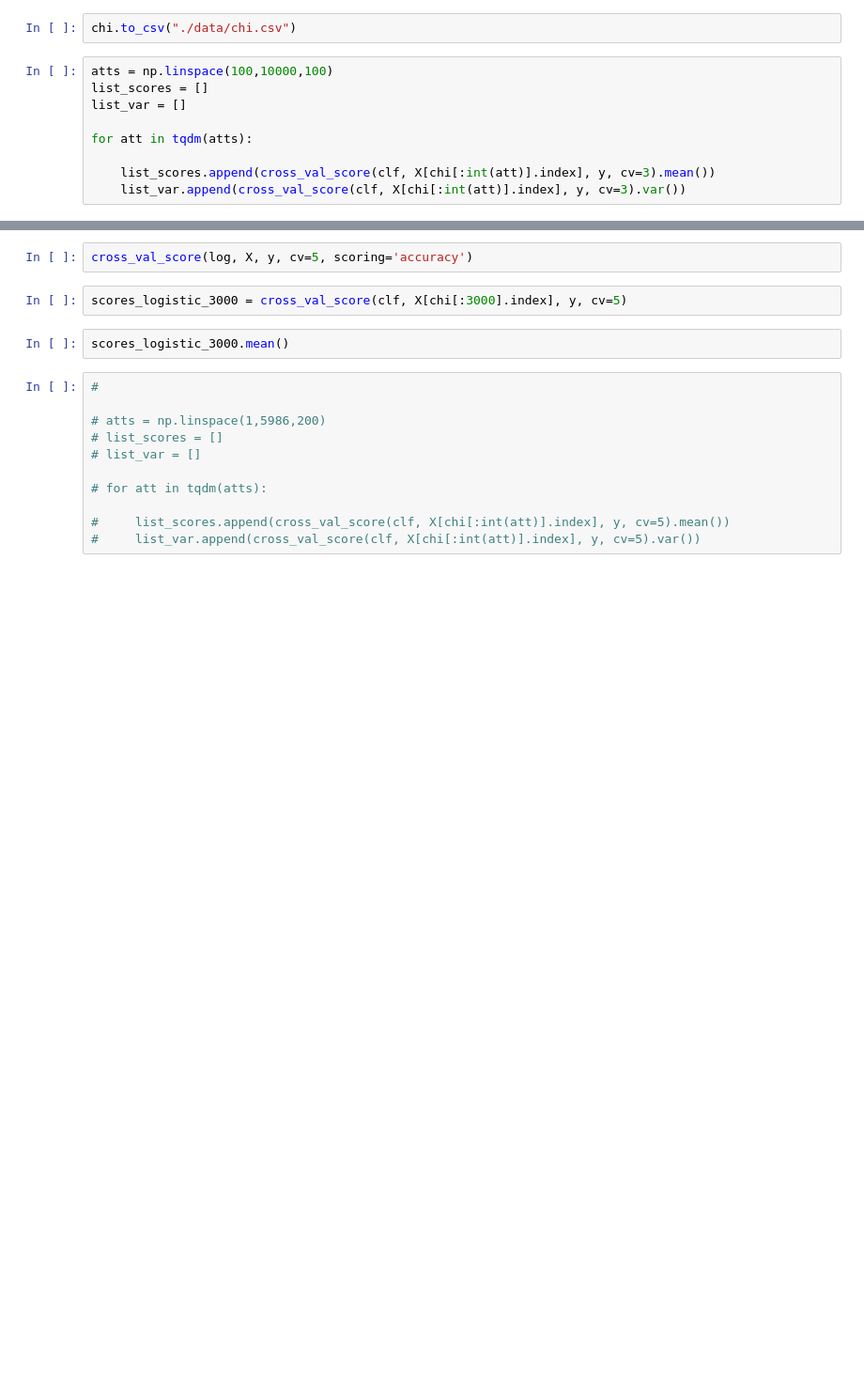
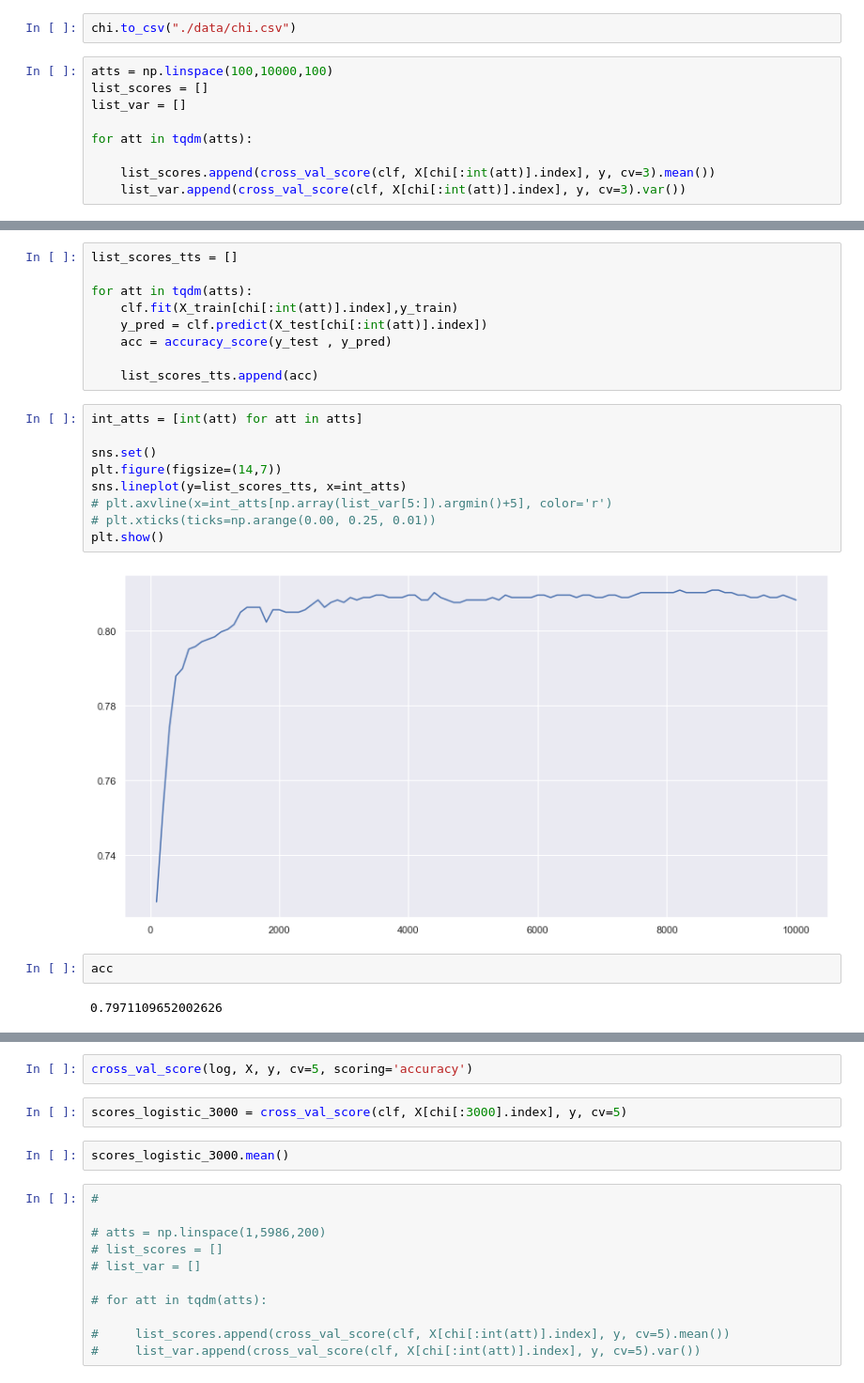
Before and after one commit to marcelo-campa/Analytica-Kaggle-NLP, a Jupyter notebook: kaggle_tweets.ipynb, the cells around one changed output, grey strips where cells are left out. Shown: that part at 94% size. Drawn from its saved outputs; the diff is of its cells as text; blank space fills up the shorter version.

```diff
--- a/kaggle_tweets.ipynb
+++ b/kaggle_tweets.ipynb
@@ -350,3 +413,27 @@ for att in tqdm(atts):
+# %%
+list_scores_tts = []
+
+for att in tqdm(atts):
+    clf.fit(X_train[chi[:int(att)].index],y_train)
+    y_pred = clf.predict(X_test[chi[:int(att)].index])
+    acc = accuracy_score(y_test , y_pred)
+
+    list_scores_tts.append(acc)
+# %%
+int_atts = [int(att) for att in atts]
+
+sns.set()
+plt.figure(figsize=(14,7))
+sns.lineplot(y=list_scores_tts, x=int_atts)
+# plt.axvline(x=int_atts[np.array(list_var[5:]).argmin()+5], color='r')
+# plt.xticks(ticks=np.arange(0.00, 0.25, 0.01))
+plt.show()
+# %% [output]
+[figure, added]
+# %%
+acc
+# %% [output]
+0.7971109652002626
 # %%
 from sklearn.svm import SVC
 
```
Also changed, not shown: parts of 10 cells of this notebook, 1 other file.
